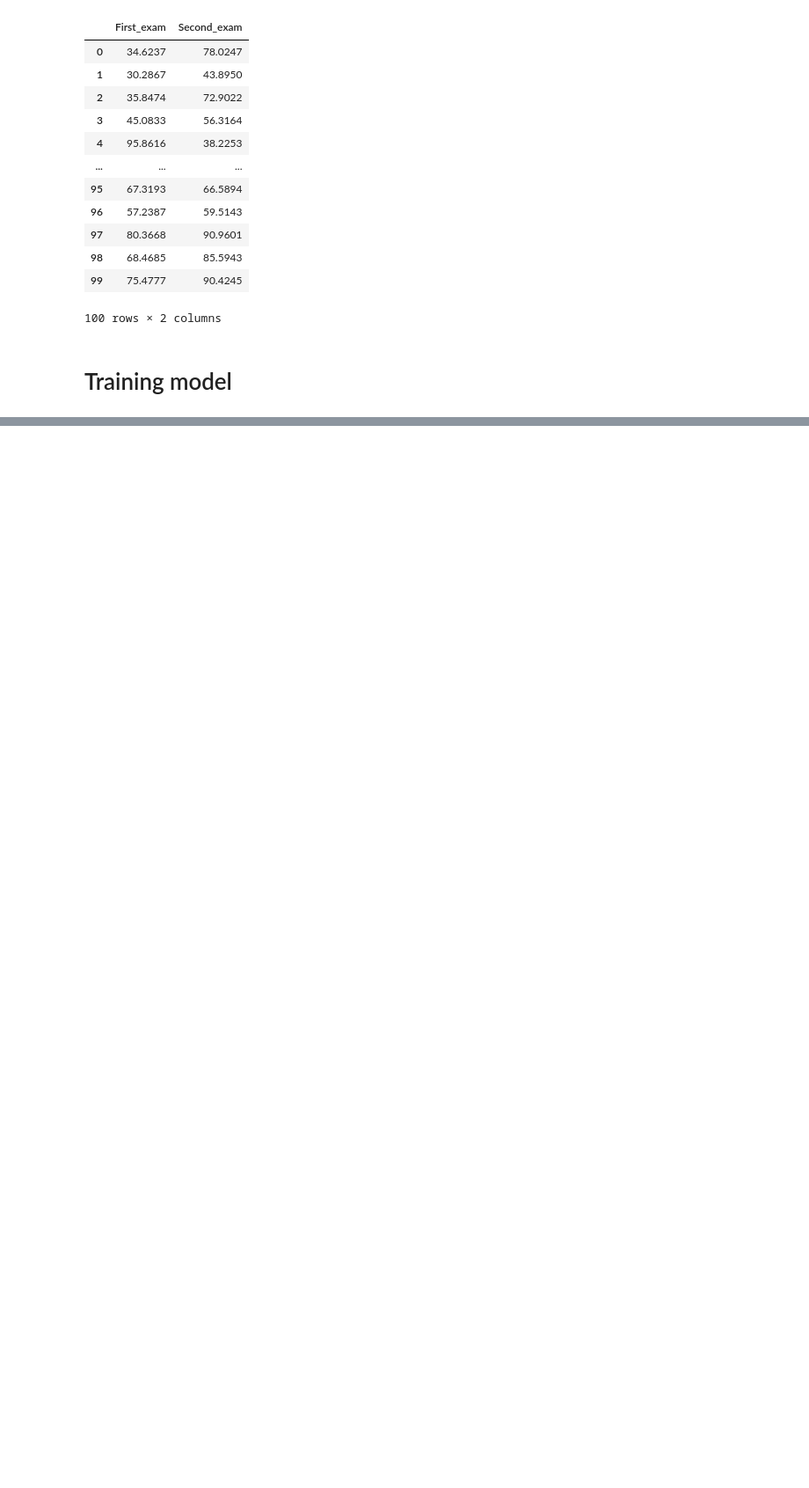
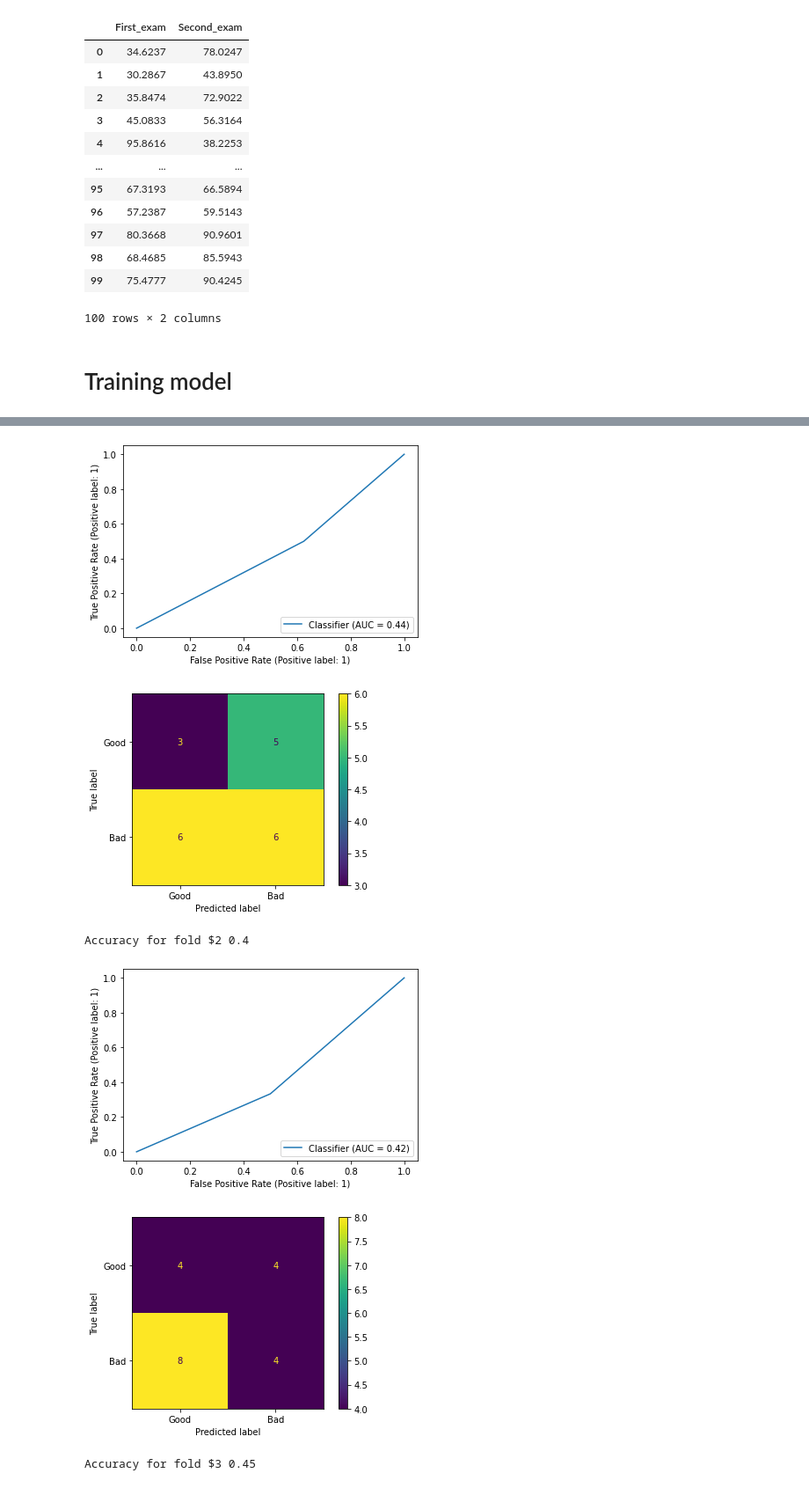
Before and after one commit to pemba007/cluster-ml, a Jupyter notebook: index.ipynb, the cells around one changed output, grey strips where cells are left out. Shown at 88% size. Cells and saved outputs as stored; diff of their text form; code cells hidden in the pictures; blank space fills up the shorter version.

```diff
--- a/index.ipynb
+++ b/index.ipynb
@@ -165,0 +188,37 @@ ValueError: ignored
+# %%
+from fcmeans import FCM
+
+# Stritified KFold implementation
+skf = StratifiedKFold(n_splits=5)
+
+tprs = []
+aucs = []
+mean_fpr = np.linspace(0, 1, 100)
+
+fig, ax = plt.subplots()
+
+accuracies = list()
+predicted_classes = list()
+actual_classes = list()
+
+for k, (train_index, test_index) in enumerate(skf.split(df, y)):
+    X_train, X_test = df[train_index], df[test_index]
+    y_train, y_test = y[train_index], y[test_index]
+
+    # Training Fuzzy C means
+    fcm = FCM(n_clusters=2)
+    fcm.fit(X_train)
+
+    # Predicting classes
+    y_pred = fcm.predict(X_test)
+
+    predicted_classes += y_pred.tolist()
+    actual_classes += y_test.tolist()
+
+    print(f"Accuracy for fold ${k+1}", accuracy_score(y_test, y_pred))
+    RocCurveDisplay.from_predictions(y_test, y_pred)
+
+    conf_mat = confusion_matrix(y_test, y_pred)
+    cm_display = ConfusionMatrixDisplay(conf_mat, display_labels=["Good", "Bad"]).plot()
+    plt.show()
+# %% [output]
@@ -165,0 +227,6 @@ ValueError: ignored
+[figure, added]
+[figure, added]
+Accuracy for fold $2 0.4
+[figure, added]
+[figure, added]
+Accuracy for fold $3 0.45
```
Also changed, not shown: parts of 12 cells of this notebook.
